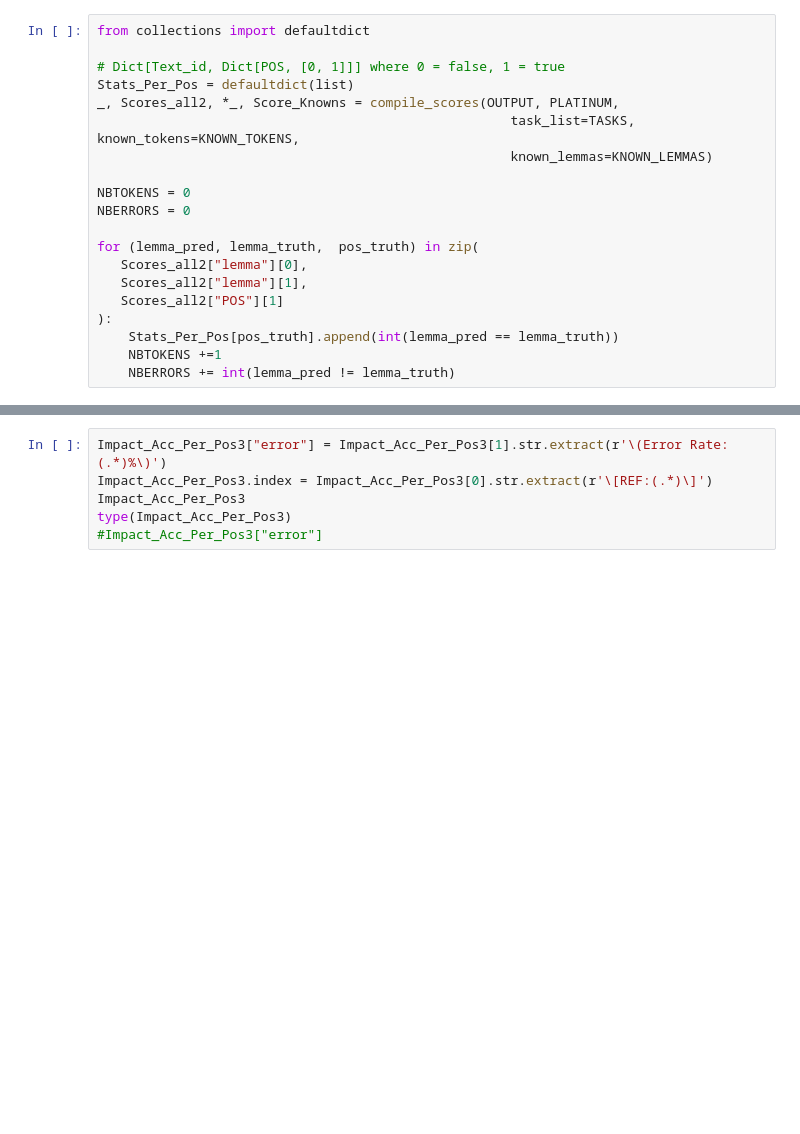
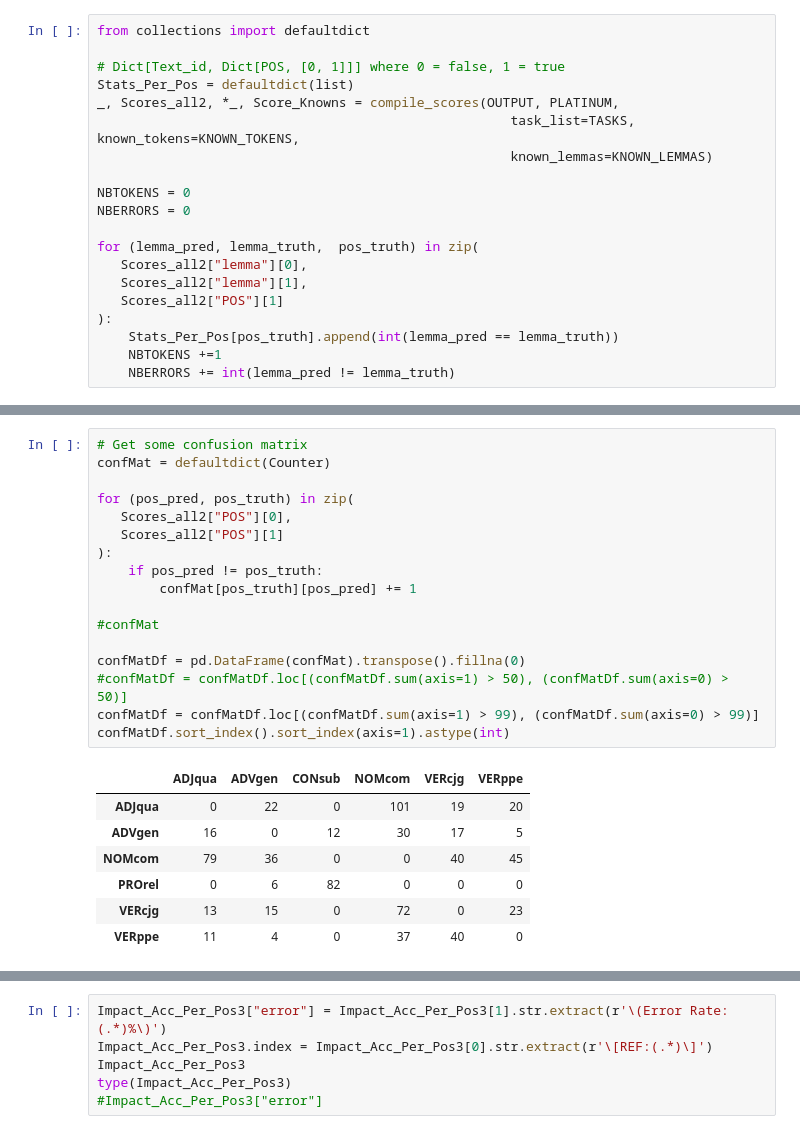
Before and after one commit to LucenceIng/evaluationModeleCILPR, a Jupyter notebook: recupLexemesVThibaultC.ipynb, the cells around one changed output, grey strips where cells are left out. Cells and saved outputs as stored; diff of their text form; blank space fills up the shorter version.

```diff
--- a/recupLexemesVThibaultC.ipynb
+++ b/recupLexemesVThibaultC.ipynb
@@ -403,0 +403,25 @@ Impact_Acc_Per_Pos3
+# %%
+# Get some confusion matrix
+confMat = defaultdict(Counter)
+
+for (pos_pred, pos_truth) in zip(
+   Scores_all2["POS"][0],
+   Scores_all2["POS"][1]
+):
+    if pos_pred != pos_truth:
+        confMat[pos_truth][pos_pred] += 1
+
+#confMat
+
+confMatDf = pd.DataFrame(confMat).transpose().fillna(0)
+#confMatDf = confMatDf.loc[(confMatDf.sum(axis=1) > 50), (confMatDf.sum(axis=0) > 50)]
+confMatDf = confMatDf.loc[(confMatDf.sum(axis=1) > 99), (confMatDf.sum(axis=0) > 99)]
+confMatDf.sort_index().sort_index(axis=1).astype(int)
+# %% [output]
+|  | ADJqua | ADVgen | CONsub | NOMcom | VERcjg | VERppe |
+| ADJqua | 0 | 22 | 0 | 101 | 19 | 20 |
+| ADVgen | 16 | 0 | 12 | 30 | 17 | 5 |
+| NOMcom | 79 | 36 | 0 | 0 | 40 | 45 |
+| PROrel | 0 | 6 | 82 | 0 | 0 | 0 |
+| VERcjg | 13 | 15 | 0 | 72 | 0 | 23 |
+| VERppe | 11 | 4 | 0 | 37 | 40 | 0 |
```
Also changed, not shown: parts of 28 cells of this notebook, 2 other files.
